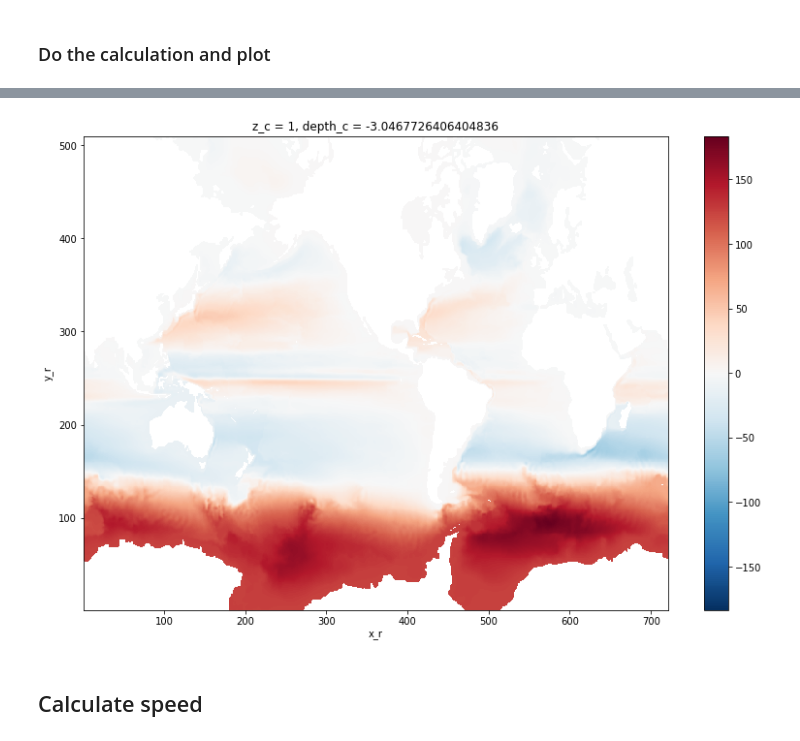
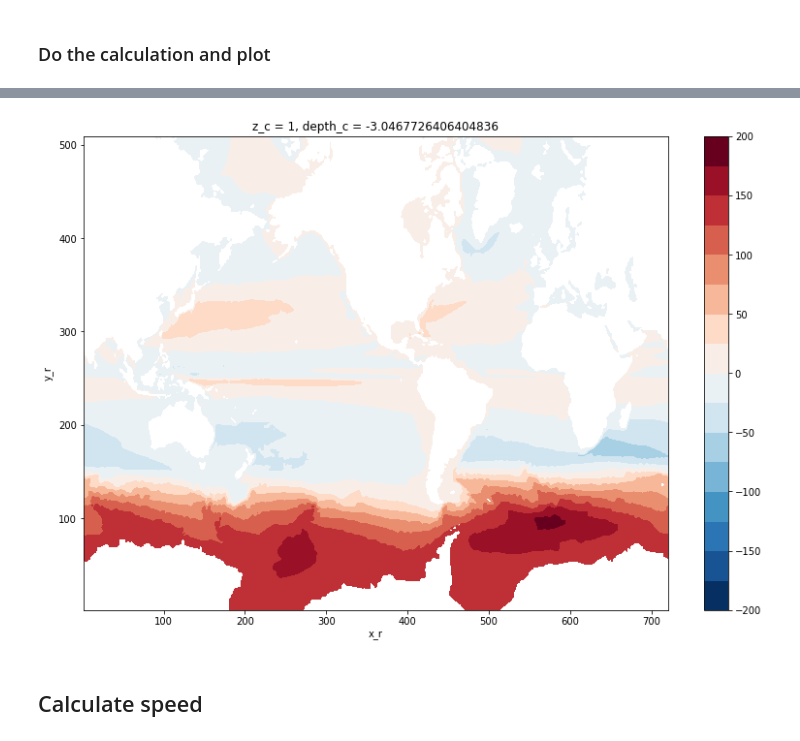
Before and after one commit to willirath/xorca, a Jupyter notebook: notebooks/calculate_psi_speed_and_amoc.ipynb, the cells around one changed output, grey strips where cells are left out. Saved outputs shown, nothing was run; the diff lists cells and outputs as text; code cells hidden in the pictures.

```diff
--- a/notebooks/calculate_psi_speed_and_amoc.ipynb
+++ b/notebooks/calculate_psi_speed_and_amoc.ipynb
@@ -114,3 +118,4 @@ Coordinates:
 # %%
-psi.mean("t").plot(size=9);
+%%time
+h = psi.mean("t").compute().plot.contourf(size=9, levels=19);
 # %% [output]
@@ -117,4 +124,4 @@ psi.mean("t").plot(size=9);
-[figure, old version]
+[figure, new version]
 # %% [markdown]
 ## Calculate speed
 # %%
```
Also changed, not shown: parts of 8 cells of this notebook, 1 other file.
